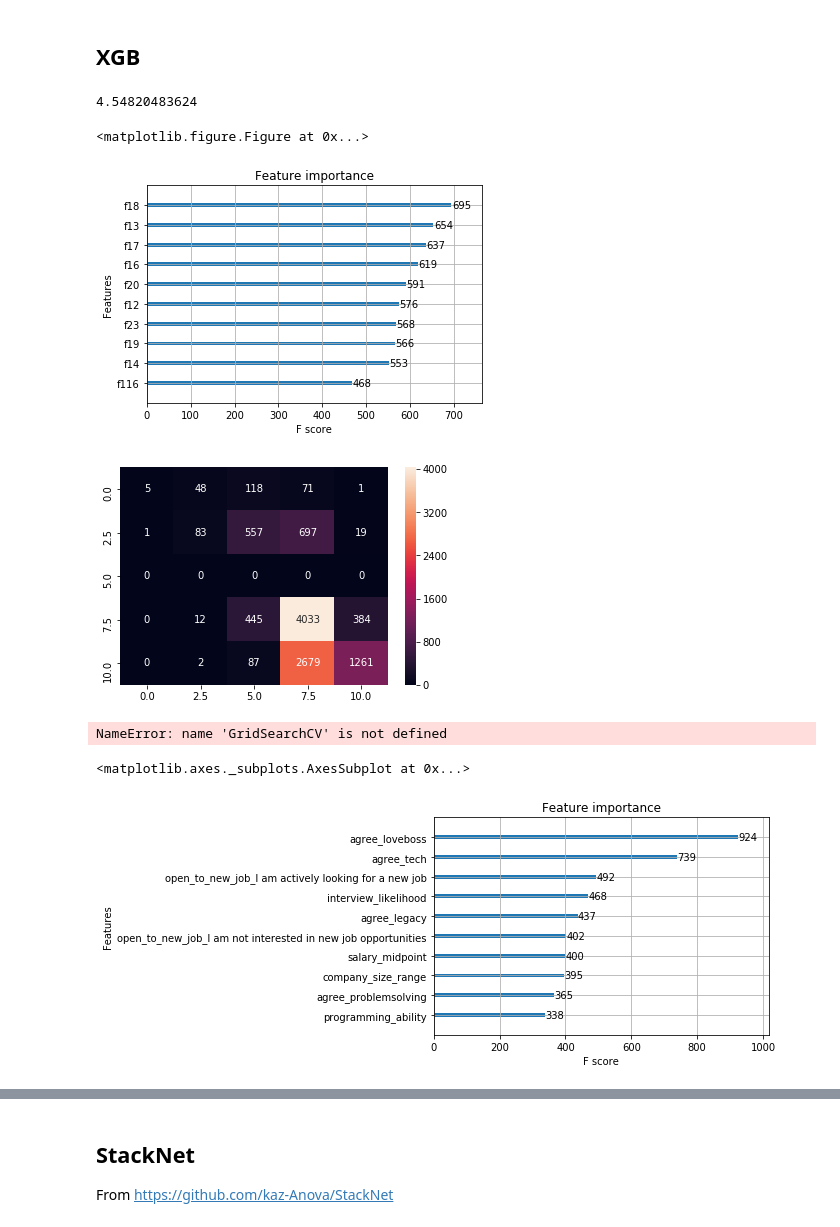
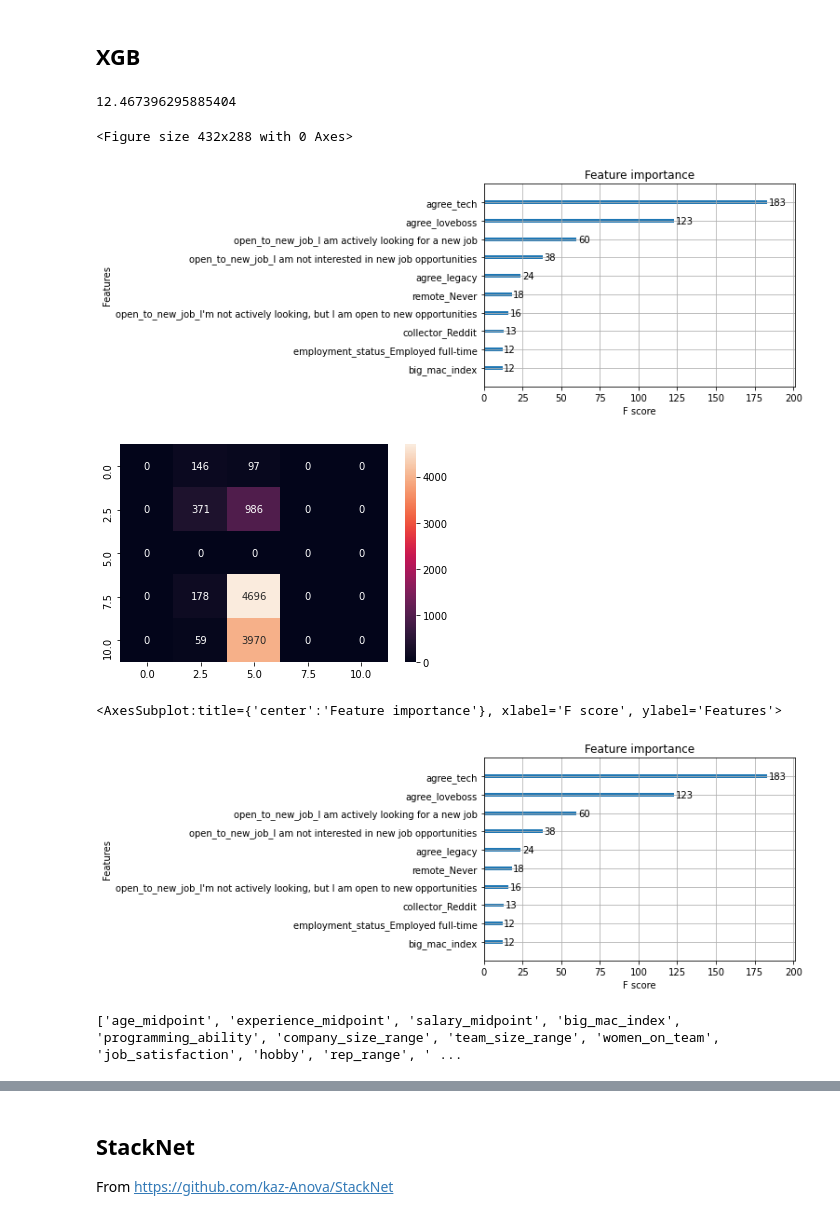
Before and after one commit to kp-marczynski/dsfinalproject, a Jupyter notebook: 2016.ipynb, the cells around one changed output, grey strips where cells are left out. Cells and saved outputs as stored; diff of their text form; code cells hidden in the pictures.

```diff
--- a/2016.ipynb
+++ b/2016.ipynb
@@ -277,38 +280,38 @@ x_train, x_test, y_train, y_test = train_test_split(data.drop("job_satisfaction"
 # %%
 model = XGBRegressor(
     max_depth=4,
     min_child_weight=7,
     gamma=0,
-    n_estimators=1500,
+    n_estimators=100, # todo 1500
     subsample=0.8,
     colsample_bytree=0.6,
     scale_pos_weight=1,
     reg_alpha=1,
     reg_lambda=100,
     n_jobs=-1,
     learning_rate=0.01)
 
 fit = model.fit(x_train, y_train)
 pred = fit.predict(x_test)
 
 print(mean_squared_error(y_test, pred))
 
 plt.figure()
 plot_importance(model, max_num_features=10)
 plt.show()
 
 plt.figure()
 confmat(y_test, pred)
 plt.show()
 # %% [output]
-4.54820483624
+12.467396295885404
-<matplotlib.figure.Figure at 0x...>
+<Figure size 432x288 with 0 Axes>
-[figure, old version]
+[figure, new version]
-[figure, old version]
+[figure, new version]
 # %%
 params_test = {
     'learning_rate': [0.05],
-    'n_estimators': [1000],
+    'n_estimators': [100], #todo 1000
     'max_depth': [5],
     'min_child_weight': [1],
     'gamma': [0],
@@ -317,19 +320,19 @@ params_test = {
     'scale_pos_weight': [1],
     'seed': [43]
 }
-gsearch = GridSearchCV(XGBRegressor(), param_grid=params_test, cv=3, scoring='neg_mean_squared_error', verbose=1, n_jobs=-1, iid=False)
+gsearch = GridSearchCV(XGBRegressor(), param_grid=params_test, cv=3, scoring='neg_mean_squared_error', verbose=1, n_jobs=-1)
 
 # gsearch.fit(x_train, y_train)
 # gsearch.grid_scores_, gsearch.best_params_, gsearch.best_score_
-# %% [output]
-NameError: name 'GridSearchCV' is not defined
 # %%
 plot_importance(model, max_num_features=10)
 # %% [output]
-<matplotlib.axes._subplots.AxesSubplot at 0x...>
+<AxesSubplot:title={'center':'Feature importance'}, xlabel='F score', ylabel='Features'>
-[figure, old version]
+[figure, new version]
 # %%
-# print(list(data))
+print(list(data))
+# %% [output]
+['age_midpoint', 'experience_midpoint', 'salary_midpoint', 'big_mac_index', 'programming_ability', 'company_size_range', 'team_size_range', 'women_on_team', 'job_satisfaction', 'hobby', 'rep_range', ' ...
 # %%
 data_4 = data[["agree_loveboss", "agree_tech", "open_to_new_job_I am actively looking for a new job", "interview_likelihood"]]
 data_4.head()
```
Also changed, not shown: parts of 5 cells of this notebook, 4 other files.
